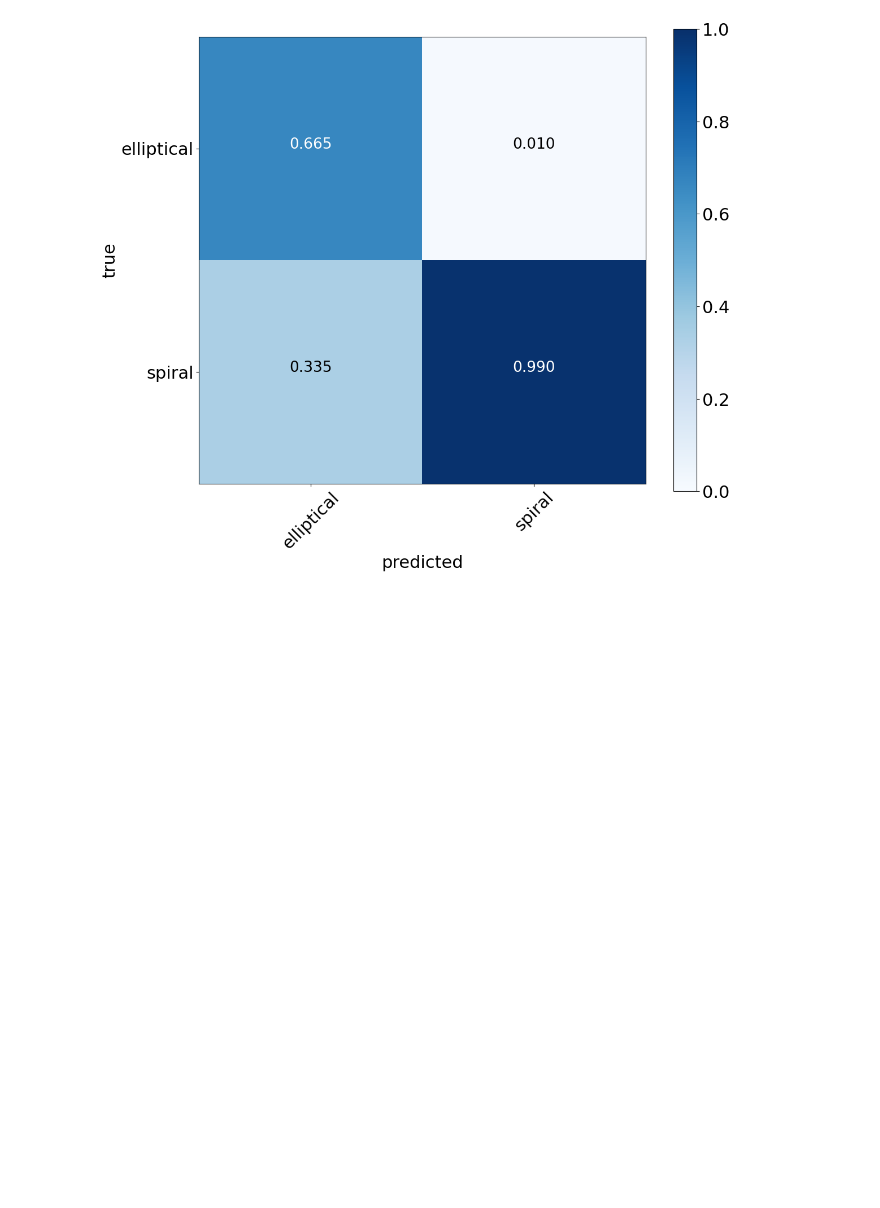
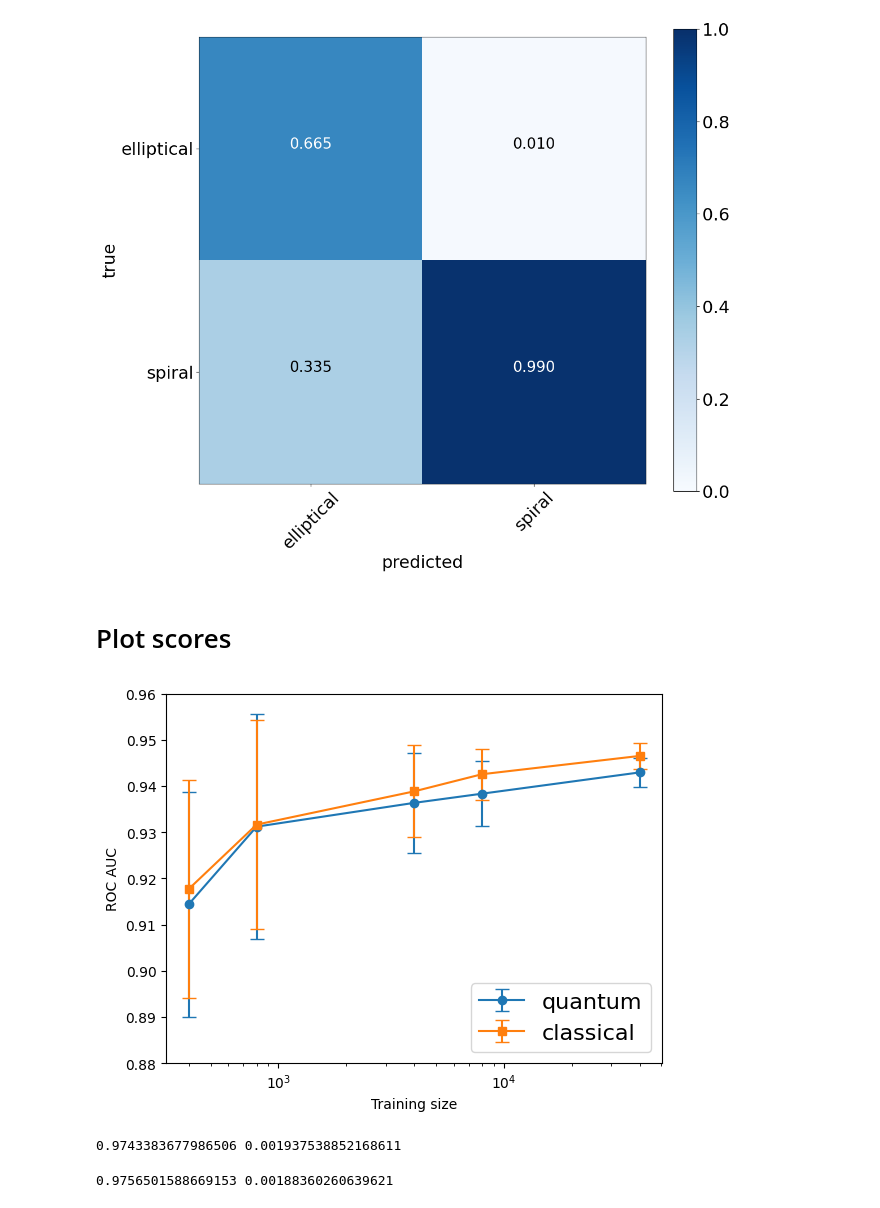
Before and after one commit to mhassans/galaxyMorphology, a Jupyter notebook: Plotting.ipynb, the cells around one changed output. Saved outputs shown, nothing was run; the diff lists cells and outputs as text; code cells hidden in the pictures; blank space fills up the shorter version.

```diff
--- a/Plotting.ipynb
+++ b/Plotting.ipynb
@@ -81,3 +79,5 @@ plot_confusion_matrix(df_cl['trueLabels'], df_cl['predictedLabels'], normalize_b
 [[0.66509434 0.01015228]
  [0.33490566 0.98984772]]
 [figure]
+# %% [markdown]
+# Plot scores
@@ -83,0 +86,71 @@ plot_confusion_matrix(df_cl['trueLabels'], df_cl['predictedLabels'], normalize_b
+# %%
+##########################
+#!!!!CHOOOSE SCORE FIRST!!!!!!!!!
+##########################
+score = 'roc' #'fOne','precision', 'recall', 'roc', 'accuracy', 'accuracy_balanced'
+#totalSizes = [100, 500, 1000, 5000, 10000, 50000]
+totalSizes = [500, 1000, 5000, 10000, 50000]
+kernels = ['quantum', 'classical']
+k_value = 5
+score_qm_mean = []
+score_qm_std = []
+score_cl_mean = []
+score_cl_std = []
+for totalSize in totalSizes:
+    score_values_qm = []
+    score_values_cl = []
+    for foldIdx in range(5):
+        path_quant = 'output/result_Quant-alpha0p05-C500-dataMapFuncNone-interactionZandYZ-weightBalanced-trainSize'+str(int(4*totalSize/5))+'-testSize'+str(int(totalSize/5))+'-foldIdx{}-minOfK'+str(k_value)+'.pkl'
+        path_class = 'output/result_Class-C100-gammaauto-weightBalanced-trainSize'+str(int(4*totalSize/5))+'-testSize'+str(int(totalSize/5))+'-foldIdx{}-minOfK'+str(k_value)+'.pkl'
+        df_qm = pd.read_pickle(path_quant.format(foldIdx))
+        df_cl = pd.read_pickle(path_class.format(foldIdx))
+        if score=='accuracy':
+            score_values_qm.append(accuracy_score(df_qm['trueLabels'], df_qm['predictedLabels']))
+            score_values_cl.append(accuracy_score(df_cl['trueLabels'], df_cl['predictedLabels']))
+            ylabel='Accuracy'
+        elif score=='roc':
+            score_values_qm.append(roc_auc_score(df_qm['trueLabels'], df_qm['scores']))
+            score_values_cl.append(roc_auc_score(df_cl['trueLabels'], df_cl['scores']))
+            ylabel='ROC AUC'
+        elif score=='accuracy_balanced':
+            score_values_qm.append(balanced_accuracy_score(df_qm['trueLabels'], df_qm['predictedLabels']))
+            score_values_cl.append(balanced_accuracy_score(df_cl['trueLabels'], df_cl['predictedLabels']))
+            ylabel='Balanced accuracy'
+        elif score=='precision':
+            score_values_qm.append(precision_score(df_qm['trueLabels'], df_qm['predictedLabels']))
+            score_values_cl.append(precision_score(df_cl['trueLabels'], df_cl['predictedLabels']))
+            ylabel='Precision'
+        elif score=='recall':
+            score_values_qm.append(recall_score(df_qm['trueLabels'], df_qm['predictedLabels']))
+            score_values_cl.append(recall_score(df_cl['trueLabels'], df_cl['predictedLabels']))
+            ylabel='Recall'
+        elif score=='fOne':
+            score_values_qm.append(f1_score(df_qm['trueLabels'], df_qm['predictedLabels']))
+            score_values_cl.append(f1_score(df_cl['trueLabels'], df_cl['predictedLabels']))
+            ylabel='f1 score'
+        else:
+            raise ValueError('Choose a metric first!')
+    score_qm_mean.append(np.mean(score_values_qm))
+    score_qm_std.append(np.std(score_values_qm))
+    score_cl_mean.append(np.mean(score_values_cl))
+    score_cl_std.append(np.std(score_values_cl))
+
+trainSizes = np.array([x*4/5 for x in totalSizes])
+plt.errorbar(trainSizes, score_qm_mean, yerr=score_qm_std, label='quantum', marker='o', markersize=6, linewidth=1.5, capsize=5)
+plt.errorbar(trainSizes, score_cl_mean, yerr=score_cl_std, label='classical', marker='s', markersize=6, linewidth=1.5, capsize=5)
+plt.xscale('log')
+plt.ylim(0.88,0.96)
+plt.xlabel('Training size')
+plt.ylabel(ylabel)
+plt.legend(loc=4, prop={'size': 16})
+plt.show()
+# %% [output]
+[figure, added]
+# %%
+print(score_qm_mean[-1], score_qm_std[-1])
+# %% [output]
+0.9743383677986506 0.001937538852168611
+# %%
+print(score_cl_mean[-1], score_cl_std[-1])
+# %% [output]
+0.9756501588669153 0.00188360260639621
```
Also changed, not shown: parts of 15 cells of this notebook, 2 other files.
